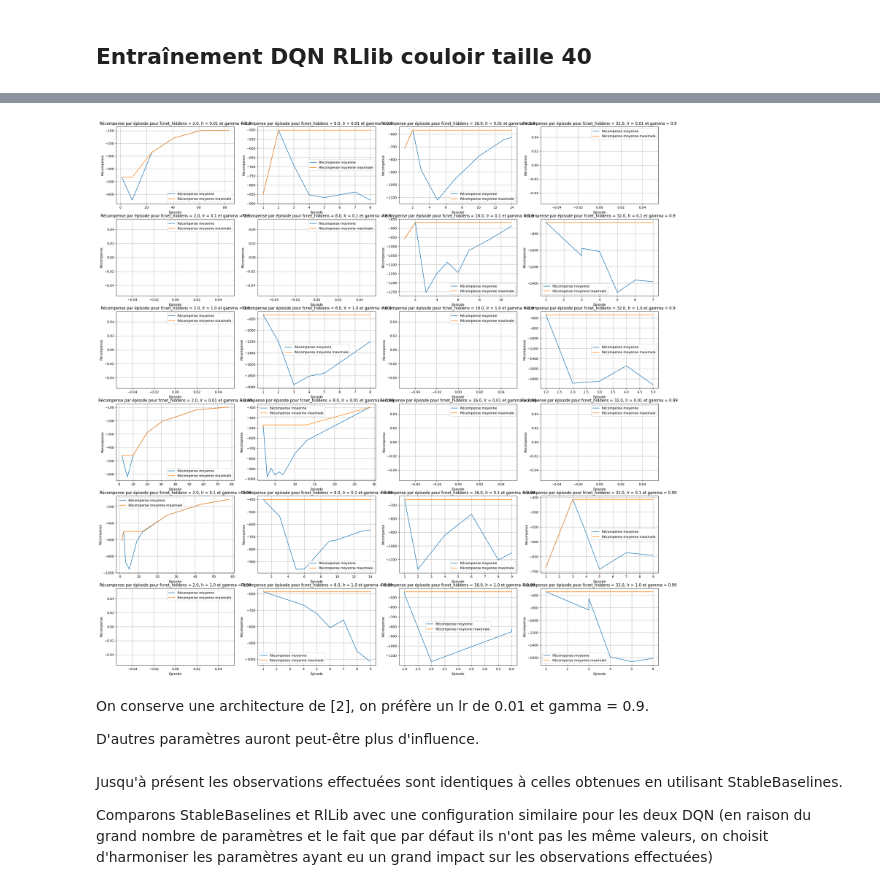
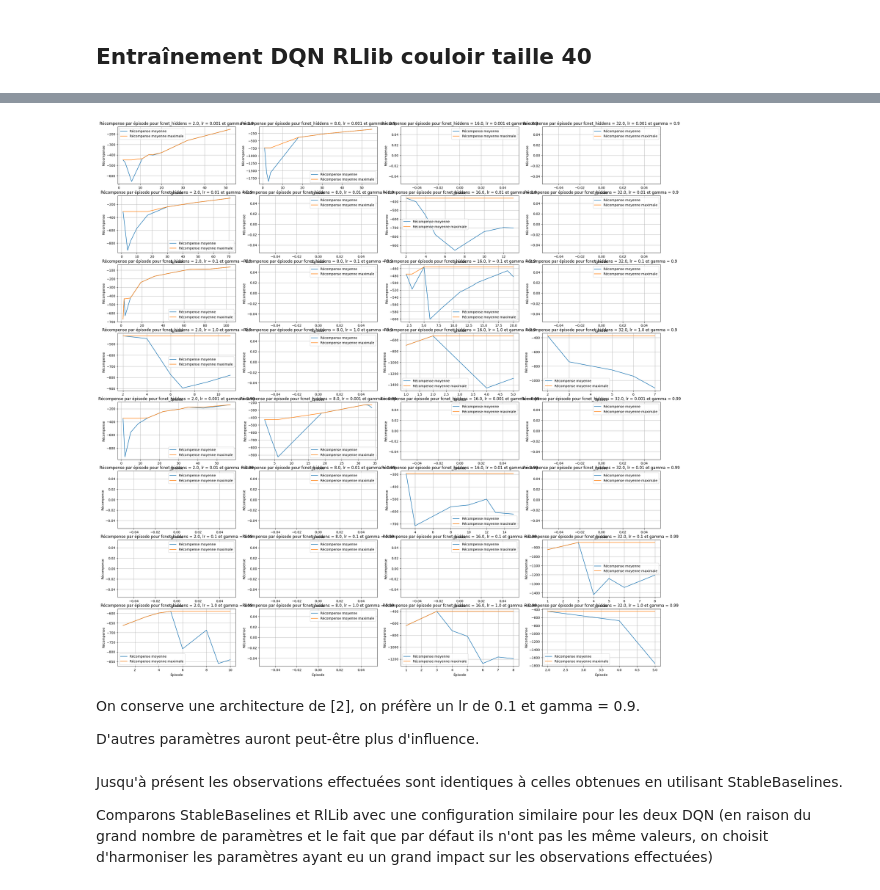
Before and after one commit to Enzo-Claeyssen/jeux_iteres_part1, a Jupyter notebook: couloir_part2.ipynb, the cells around one changed output, grey strips where cells are left out. Cells and saved outputs as stored; diff of their text form; code cells hidden in the pictures.

Commit message:
Fixed helper plot for RLlib, comparison for maze

```diff
--- a/couloir_part2.ipynb
+++ b/couloir_part2.ipynb
@@ -178,7 +178,7 @@ config = (
 
     # Specify a simple tune hyperparameter sweep.
     .training(
-        lr = tune.grid_search([0.01, 0.1, 1]),
+        lr = tune.grid_search([0.001, 0.01, 0.1, 1]),
         gamma = tune.grid_search([0.9, 0.99])
     )
 
@@ -234,13 +249,13 @@ Trial Status
 # %%
 comparison_plot_3(results,
                   "fcnet_hiddens", [2., 8., 16., 32.],
-                  "lr", [0.01, 0.1, 1.],
+                  "lr", [0.001, 0.01, 0.1, 1],
                   "gamma", [0.9, 0.99]
                  )
 # %% [output]
-[figure, old version]
+[figure, new version]
 # %% [markdown]
-On conserve une architecture de [2], on préfère un lr de 0.01 et gamma = 0.9.
+On conserve une architecture de [2], on préfère un lr de 0.1 et gamma = 0.9.
 
 D'autres paramètres auront peut-être plus d'influence.
 # %% [markdown]
```
Also changed, not shown: parts of 2 cells of this notebook, 4 other files.
